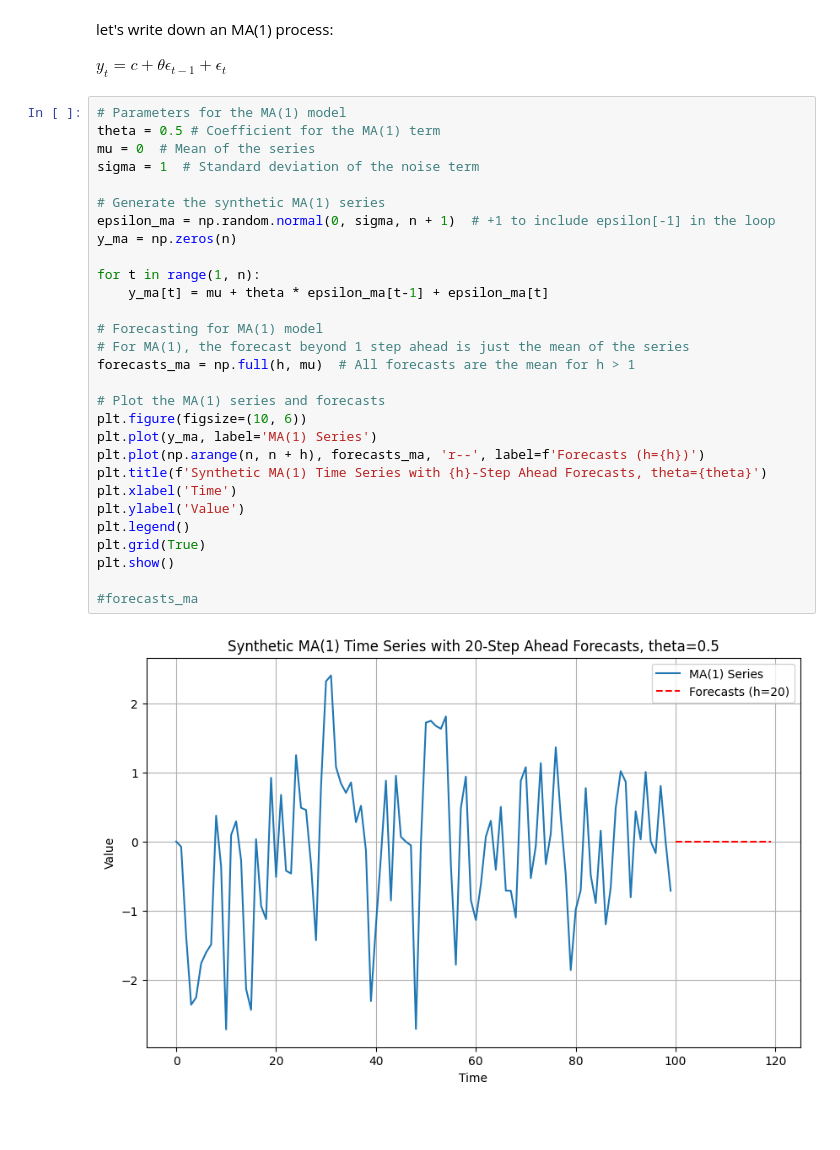
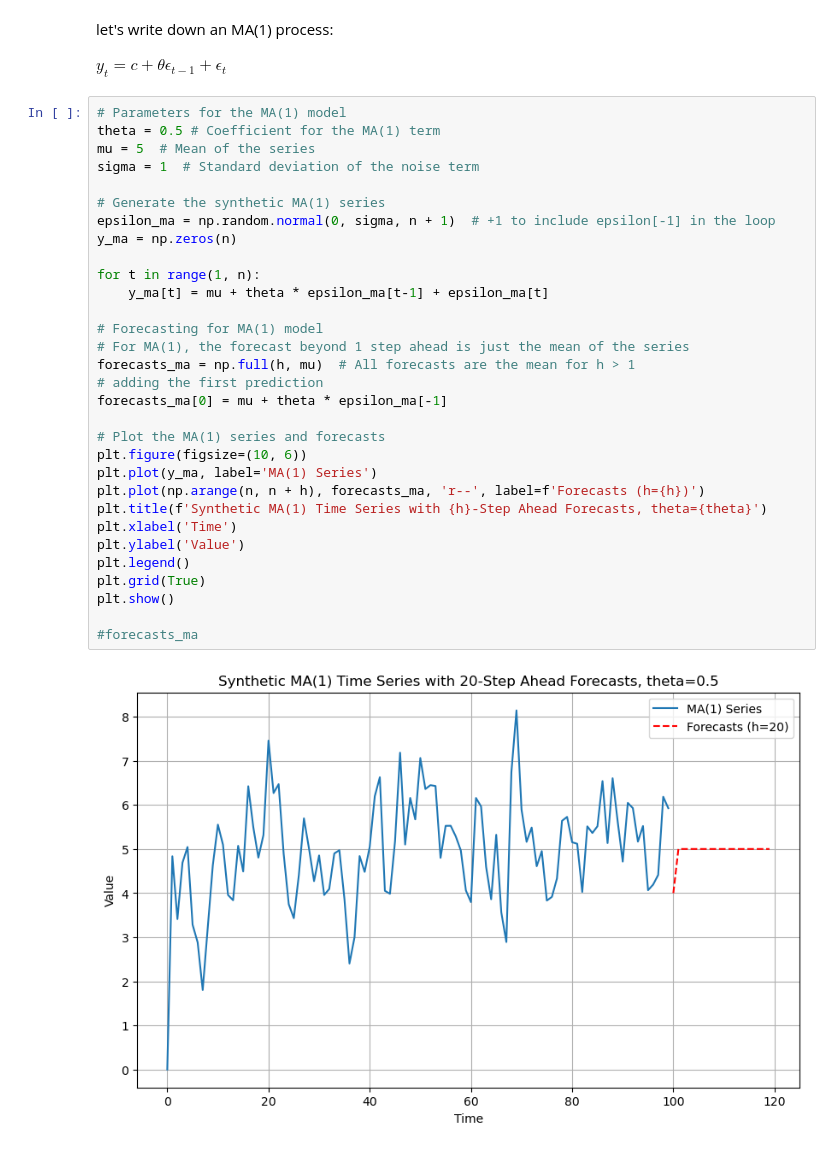
Before and after one commit to PJalgotrader/Deep_forecasting-USU, a Jupyter notebook: Lectures and codes/Module 4- ARIMA/Module4-AR(1)-MA(1)-intuition.ipynb, the cells around one changed output. Cells and saved outputs as stored; diff of their text form; blank space fills up the shorter version.

```diff
--- a/Lectures and codes/Module 4- ARIMA/Module4-AR(1)-MA(1)-intuition.ipynb
+++ b/Lectures and codes/Module 4- ARIMA/Module4-AR(1)-MA(1)-intuition.ipynb
@@ -85,31 +85,33 @@ $y_t= c+ \theta \epsilon_{t-1} + \epsilon_t$
 # %%
 # Parameters for the MA(1) model
 theta = 0.5 # Coefficient for the MA(1) term
-mu = 0  # Mean of the series
+mu = 5  # Mean of the series
 sigma = 1  # Standard deviation of the noise term
 
 # Generate the synthetic MA(1) series
 epsilon_ma = np.random.normal(0, sigma, n + 1)  # +1 to include epsilon[-1] in the loop
 y_ma = np.zeros(n)
 
 for t in range(1, n):
     y_ma[t] = mu + theta * epsilon_ma[t-1] + epsilon_ma[t]
 
 # Forecasting for MA(1) model
 # For MA(1), the forecast beyond 1 step ahead is just the mean of the series
 forecasts_ma = np.full(h, mu)  # All forecasts are the mean for h > 1
+# adding the first prediction
+forecasts_ma[0] = mu + theta * epsilon_ma[-1]
 
 # Plot the MA(1) series and forecasts
 plt.figure(figsize=(10, 6))
 plt.plot(y_ma, label='MA(1) Series')
 plt.plot(np.arange(n, n + h), forecasts_ma, 'r--', label=f'Forecasts (h={h})')
 plt.title(f'Synthetic MA(1) Time Series with {h}-Step Ahead Forecasts, theta={theta}')
 plt.xlabel('Time')
 plt.ylabel('Value')
 plt.legend()
 plt.grid(True)
 plt.show()
 
 #forecasts_ma
 # %% [output]
-[figure, old version]
+[figure, new version]
```
Also changed, not shown: parts of 1 cell of this notebook.
